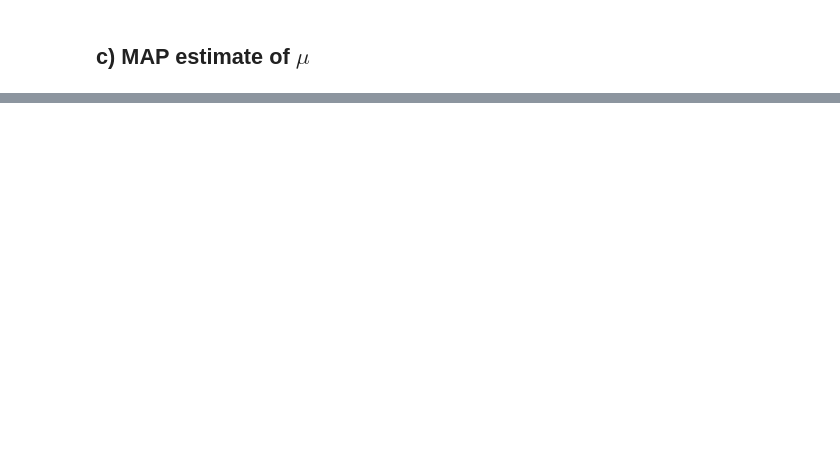
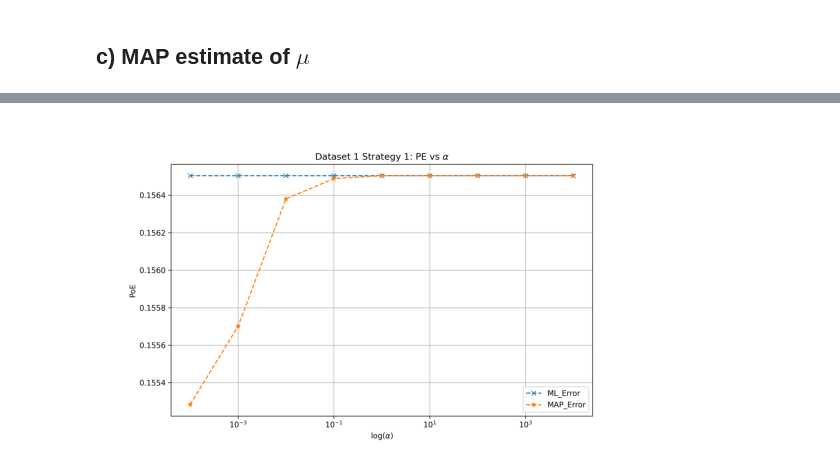
Before and after one commit to yifanwu2828/Statistical-Learning, a Jupyter notebook: HW3-4/hw3_report.ipynb, the cells around one changed output, grey strips where cells are left out. Saved outputs shown, nothing was run; the diff lists cells and outputs as text; code cells hidden in the pictures; blank space fills up the shorter version.

```diff
--- a/HW3-4/hw3_report.ipynb
+++ b/HW3-4/hw3_report.ipynb
@@ -402,0 +124,10 @@ plt.show()
+# %%
+# Strategy 1:
+'''Zoom in for D1 Strategy 1 with ML and MAP only'''
+plt.figure(figsize=(12,6))
+img = mpimg.imread(plot_dir + "/only.png")
+plt.imshow(img)
+plt.axis('off')
+plt.show()
+# %% [output]
+[figure, added]
```
Also changed, not shown: parts of 41 cells of this notebook, 5 other files.
